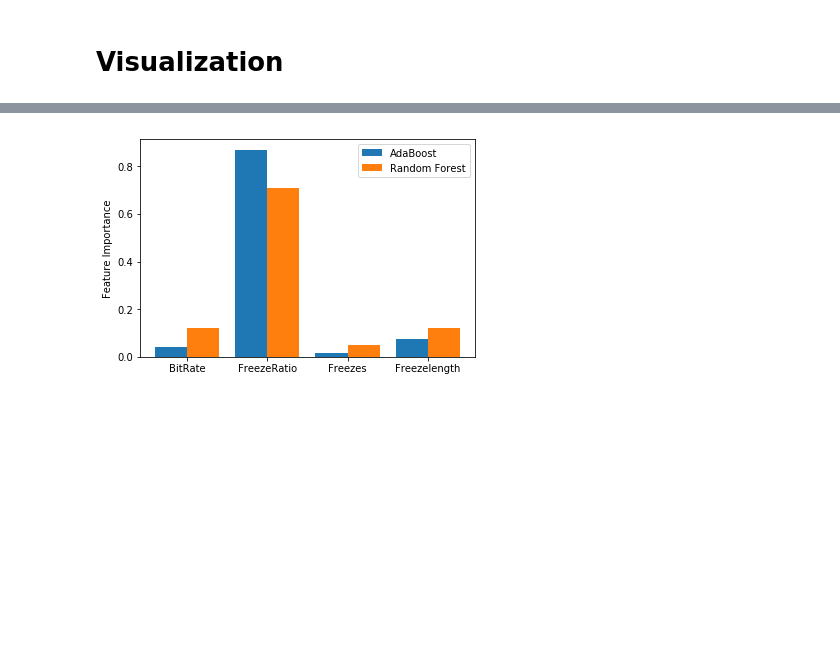
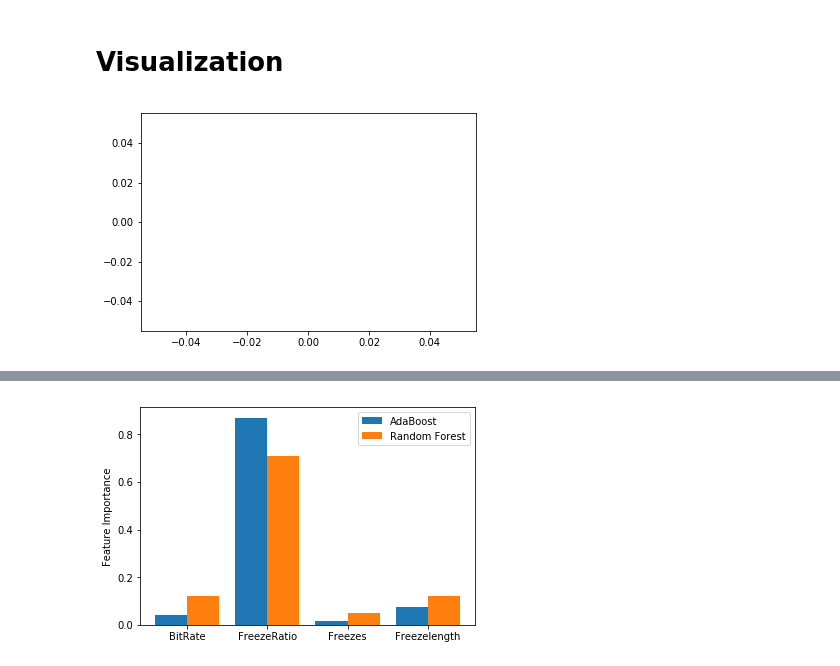
Before and after one commit to SINR-Group/VQA-Deep-Learning, a Jupyter notebook: scripts/CSE523_Regression.ipynb, the cells around one changed output, grey strips where cells are left out. Cells and saved outputs as stored; diff of their text form; code cells hidden in the pictures; blank space fills up the shorter version.

```diff
--- a/scripts/CSE523_Regression.ipynb
+++ b/scripts/CSE523_Regression.ipynb
@@ -408,3 +408,8 @@ print_results(recl, 'recall')
 print_results(f1, 'f1_score')
 # %% [markdown]
 # Visualization
+# %%
+plt.scatter(np.linspace(1, 5, 0.025), np.linspace(1, 5, 0.05))
+plt.show()
+# %% [output]
+[figure, added]
```
Also changed, not shown: parts of 4 cells of this notebook.
